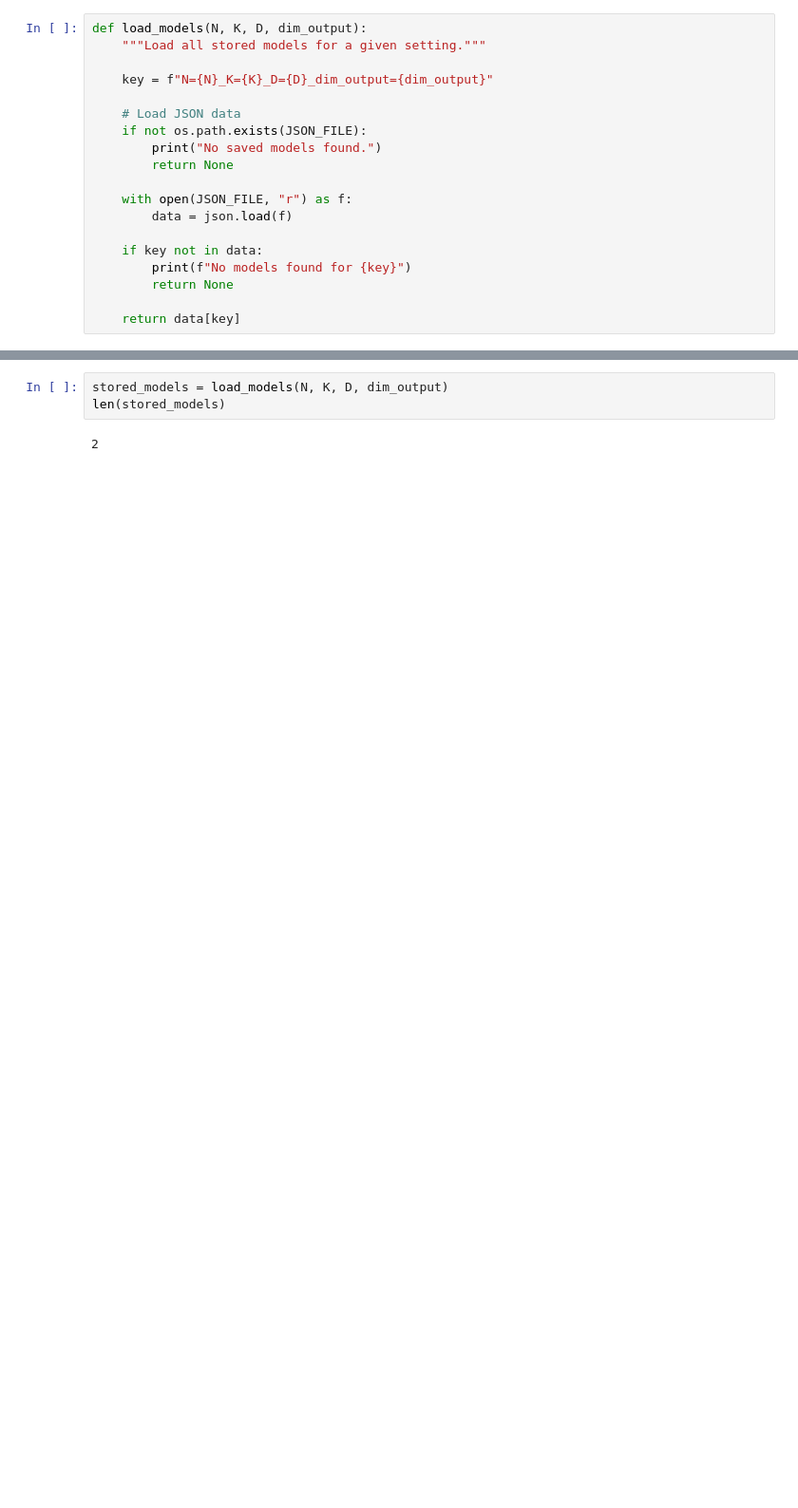
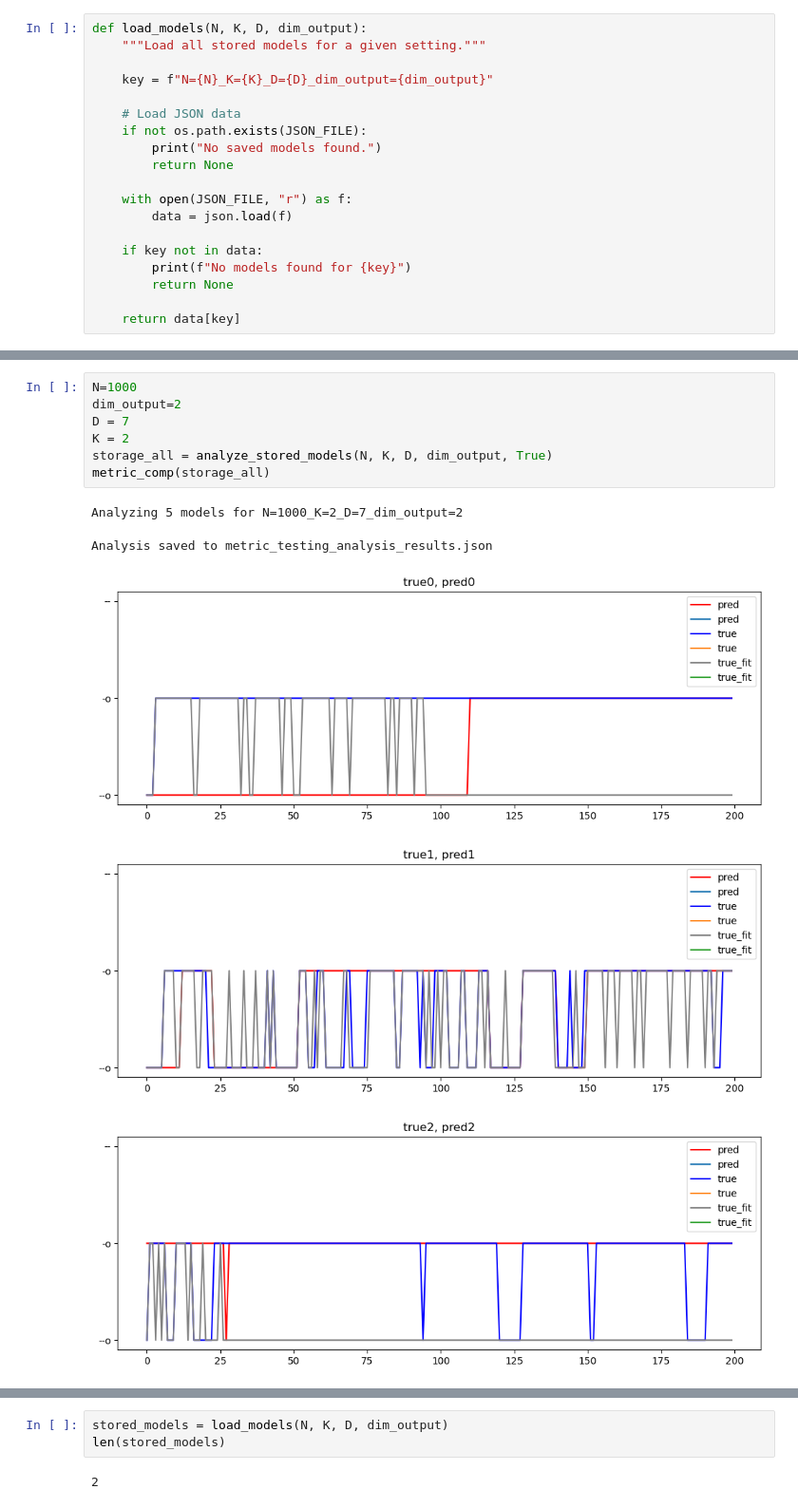
Before and after one commit to weixuanliu11/flytrack, a Jupyter notebook: model/glmhmm/metric testing.ipynb, the cells around one changed output, grey strips where cells are left out. Shown at 95% size. Cells and saved outputs as stored; diff of their text form; blank space fills up the shorter version.

```diff
--- a/model/glmhmm/metric testing.ipynb
+++ b/model/glmhmm/metric testing.ipynb
@@ -249,0 +448,13 @@ array([[[[0.46644539, 0.13940231, 0.18187945, 0.13936921, 0.632     ,
+# %%
+N=1000
+dim_output=2
+D = 7
+K = 2
+storage_all = analyze_stored_models(N, K, D, dim_output, True)
+metric_comp(storage_all)
+# %% [output]
+Analyzing 5 models for N=1000_K=2_D=7_dim_output=2
+Analysis saved to metric_testing_analysis_results.json
+[figure, added]
+[figure, added]
+[figure, added]
```
Also changed, not shown: parts of 22 cells of this notebook, 2 other files.
